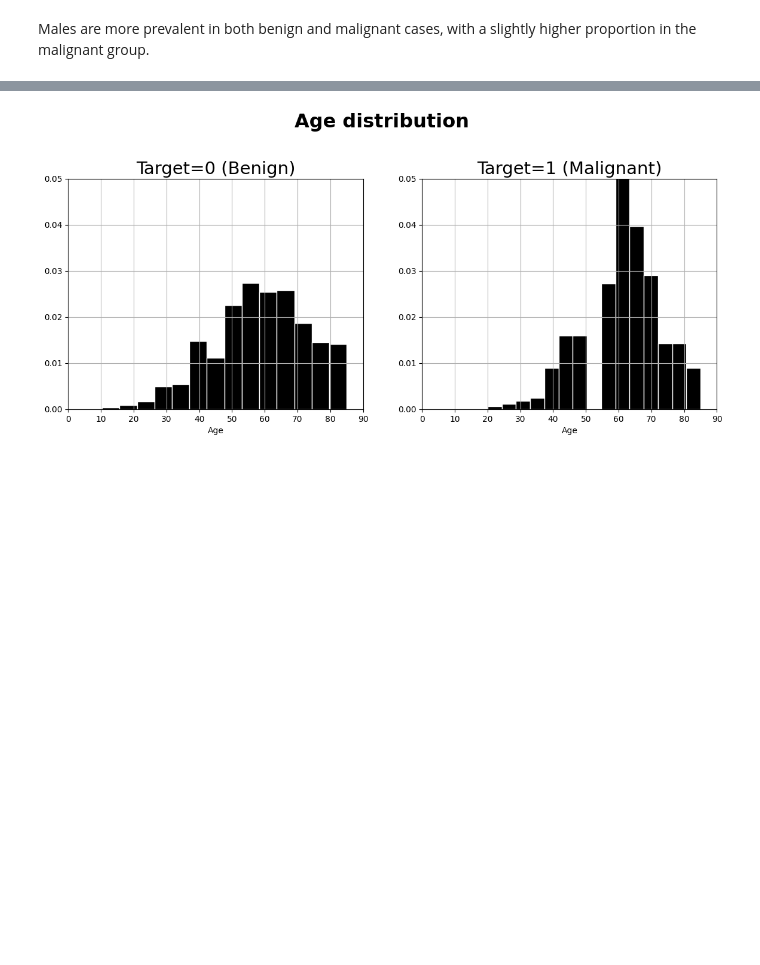
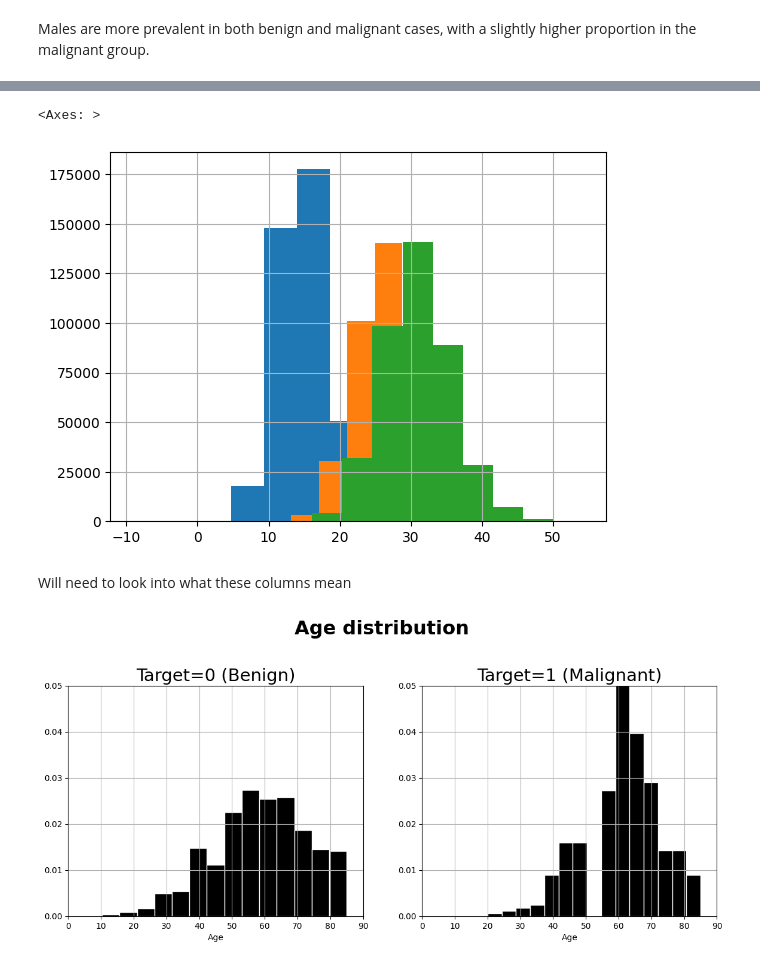
Before and after one commit to JinghanChen99/Kaggle-Skin-Cancer, a Jupyter notebook: load_data.ipynb, the cells around one changed output, grey strips where cells are left out. Saved outputs shown, nothing was run; the diff lists cells and outputs as text; code cells hidden in the pictures; blank space fills up the shorter version.

```diff
--- a/load_data.ipynb
+++ b/load_data.ipynb
@@ -267,3 +297,12 @@ Males are more prevalent in both benign and malignant cases, with a slightly hig
+# %%
+train_metadata['tbp_lv_Aext'].hist()
+train_metadata['tbp_lv_Bext'].hist()
+train_metadata['tbp_lv_Cext'].hist()
+# %% [output]
+<Axes: >
+[figure, added]
+# %% [markdown]
+Will need to look into what these columns mean
 # %%
 ymax = 0.05
 xmax = 90
```
Also changed, not shown: parts of 12 cells of this notebook.
